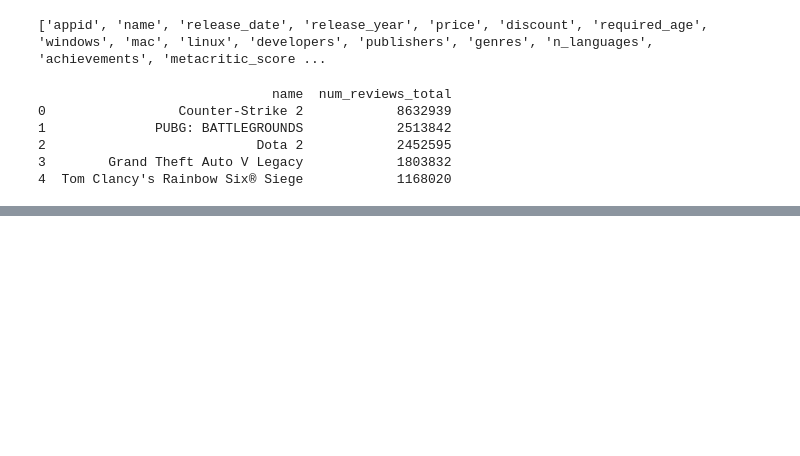
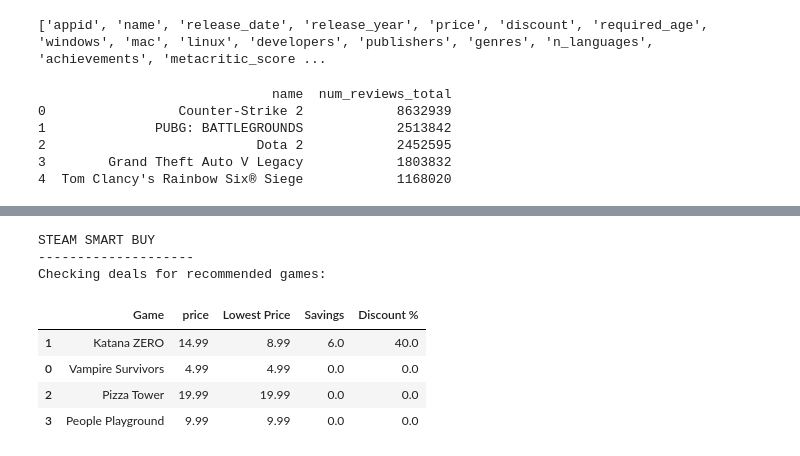
Before and after one commit to williamscarson093-cloud/steam-smart-buy, a Jupyter notebook: steam_smart_buy.ipynb, the cells around one changed output, grey strips where cells are left out. Saved outputs shown, nothing was run; the diff lists cells and outputs as text; code cells hidden in the pictures; blank space fills up the shorter version.

```diff
--- a/steam_smart_buy.ipynb
+++ b/steam_smart_buy.ipynb
@@ -50,7 +42,7 @@ def find_games(games, genre, budget):
 
     matches = matches.sort_values("pct_pos_total", ascending=False)
 
-    return matches[["name", "genres", "price", "pct_pos_total"]]
+    return matches[["name", "genres", "price", "pct_pos_total", "num_reviews_total"]]
 
 results = find_games(df, "Action", 20)
 print(results.head(10))
@@ -181,3 +160,18 @@ Price: $ 9.99
   'external': 'Terraria',
   'internalName': 'TERRARIA',
   'thumb': 'https://shared.fastly.steamstatic.com/store_item_assets/steam/apps/105600/capsule_231x87.jpg?t=1792530636'}]
+# %%
+
+def compare_deals(games, genre, budget):
+    matches = find_games(games, genre, budget)
+    matches = matches[matches["num_reviews_total"] >= 10000]
+
+    print("Checking deals for recommended games:")
+
+    for name in matches["name"].head(5):
+        print("\n", name)
+        check_deals(name)
+
+    return matches.head(5)
+
+final_games = compare_deals(df, "Action", 20)
@@ -183,0 +273,58 @@ Price: $ 9.99
+# %%
+
+from IPython.display import display
+import ipywidgets as widgets
+
+genre_input = widgets.Dropdown(
+    options=["Action", "Adventure", "RPG",
+             "Strategy", "Simulation", "Indie"],
+    value="Action",
+    description="Genre:"
+)
+
+budget_input = widgets.IntSlider(
+    value=20,
+    min=0,
+    max=100,
+    step=5,
+    description="Budget: $"
+)
+
+search_button = widgets.Button(
+    description="Find My Games",
+    button_style="success"
+)
+
+output = widgets.Output()
+
+def search_games(button):
+    with output:
+        output.clear_output()
+
+        print("STEAM SMART BUY")
+        print("--------------------")
+
+        games_found = compare_deals(
+            df,
+            genre_input.value,
+            budget_input.value
+        )
+
+        if games_found.empty:
+            print("No matching games found.")
+        else:
+            results = show_discounts(games_found)
+            display(results)
+
+search_button.on_click(search_games)
+
+display(genre_input, budget_input, search_button, output)
+# %% [output]
+STEAM SMART BUY
+--------------------
+Checking deals for recommended games:
+|  | Game | price | Lowest Price | Savings | Discount % |
+| 1 | Katana ZERO | 14.99 | 8.99 | 6.0 | 40.0 |
+| 0 | Vampire Survivors | 4.99 | 4.99 | 0.0 | 0.0 |
+| 2 | Pizza Tower | 19.99 | 19.99 | 0.0 | 0.0 |
+| 3 | People Playground | 9.99 | 9.99 | 0.0 | 0.0 |
```
Also changed, not shown: parts of 9 cells of this notebook.
